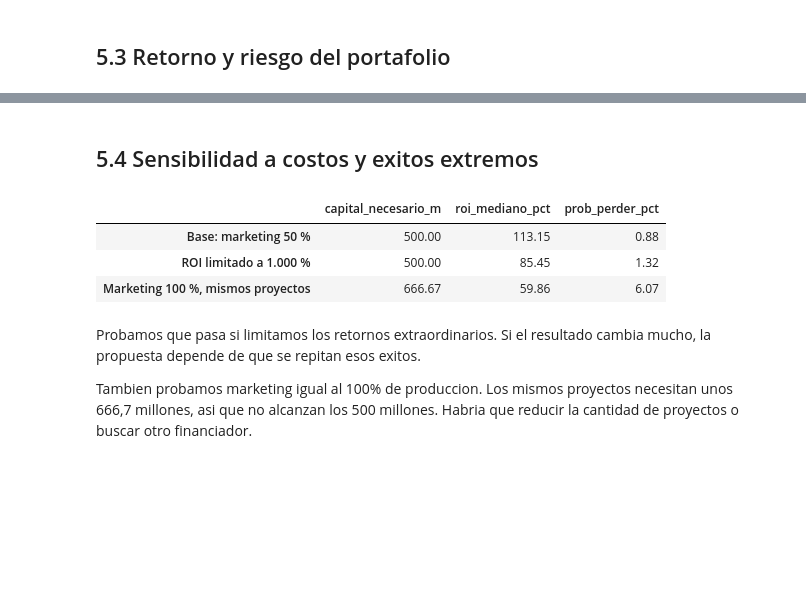
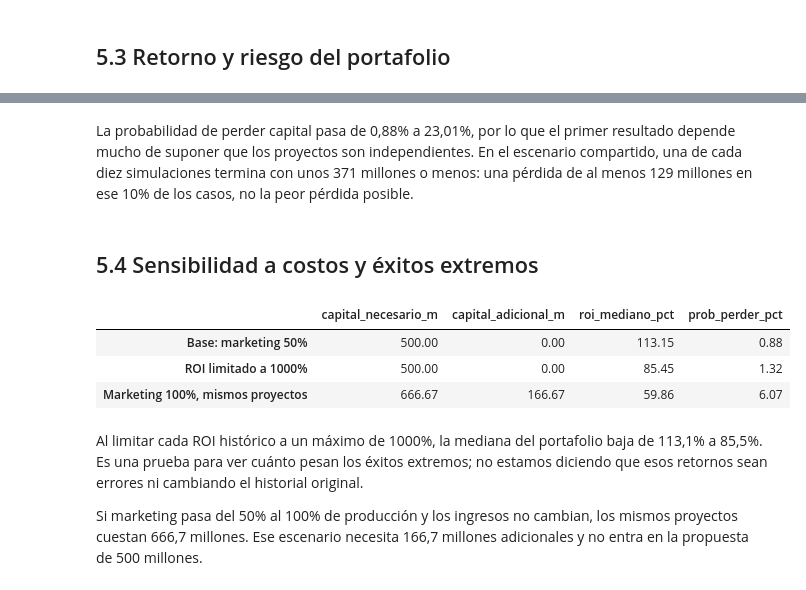
Before and after one commit to ETHARTIC/Programacion-Proyecto, a Jupyter notebook: notebooks/Proyecto_Final_B_Portafolio_Cine.ipynb, the cells around one changed output, grey strips where cells are left out. Drawn from its saved outputs; the diff is of its cells as text; code cells hidden in the pictures; blank space fills up the shorter version.

```diff
--- a/notebooks/Proyecto_Final_B_Portafolio_Cine.ipynb
+++ b/notebooks/Proyecto_Final_B_Portafolio_Cine.ipynb
@@ -1252,7 +1252,7 @@ Generos no dominados: Animación, Terror
 # %% [markdown]
 ### Riesgo y retorno mediano por género
 # %%
-# Mismos generos comparables usados en la tabla de dominancia.
+# Mismos géneros comparables usados en la tabla de dominancia.
 riesgo_barras = comparables.sort_values('roi_mediano_pct').reset_index(drop=True)
 posiciones_riesgo = np.arange(len(riesgo_barras))
 etiquetas_riesgo = riesgo_barras.genero.tolist()
@@ -1272,7 +1272,7 @@ barras_fracaso = ax_fracaso.bar(
 ax_fracaso.set_ylim(0, 85)
 ax_fracaso.bar_label(barras_fracaso, fmt='%.1f%%', padding=3, fontsize=8)
 ax_fracaso.set_title('No alcanzan 2,5 veces el presupuesto')
-ax_fracaso.set_ylabel('Peliculas del genero (%)')
+ax_fracaso.set_ylabel('Películas del género (%)')
 
 for eje in (ax_retorno, ax_fracaso):
     eje.set_xticks(posiciones_riesgo, etiquetas_riesgo, rotation=50, ha='right')
@@ -1520,7 +1643,7 @@ Películas con presupuestos parecidos tienen recaudaciones muy distintas. El gr
 ## 5.1 Definir los grupos
 # %%
 CORTES_PRESUPUESTO_M = [0, 10, 30, 70, np.inf]
-NOMBRES_TRAMOS = ['Hasta 10', '10-30', '30-70', 'Mas de 70']
+NOMBRES_TRAMOS = ['Hasta 10', '10-30', '30-70', 'Más de 70']
 
 portafolio_base = universo_negocio.copy()
 portafolio_base['presupuesto_millones'] = (
@@ -1534,14 +1657,14 @@ resumen_tramos = portafolio_base.groupby(
     'tramo_presupuesto', observed=True).agg(
         peliculas=('id_pelicula','size'),
         presupuesto_mediano_m=('presupuesto_millones','median')).reset_index()
-print('Peliculas y presupuesto mediano por tramo:')
+print('Películas y presupuesto mediano por tramo:')
 display(resumen_tramos.round(1))
 
-# Cada fila define un grupo observable; la asignacion se decide en 5.2.
+# Cada fila define un grupo observable; la asignación se decide en 5.2.
 grupos_elegidos = pd.DataFrame([
-    {'grupo':'Animacion, mas de 70 M, secuela',
-     'genero':'Animación', 'tramo':'Mas de 70', 'es_secuela':'Si'},
-    {'grupo':'Accion, 30-70 M, secuela',
+    {'grupo':'Animación, más de 70 M, secuela',
+     'genero':'Animación', 'tramo':'Más de 70', 'es_secuela':'Si'},
+    {'grupo':'Acción, 30-70 M, secuela',
      'genero':'Acción', 'tramo':'30-70', 'es_secuela':'Si'},
     {'grupo':'Comedia, 30-70 M, secuela',
      'genero':'Comedia', 'tramo':'30-70', 'es_secuela':'Si'},
@@ -1571,10 +1694,10 @@ for i in range(len(grupos_elegidos)):
 resumen_grupos = pd.DataFrame(filas_grupos)
 print('Cuatro grupos propuestos; presupuestos en USD millones de 2020:')
 display(resumen_grupos.round(1))
-print('Minimo de peliculas historicas por grupo:',
+print('Mínimo de películas históricas por grupo:',
       resumen_grupos.peliculas_historicas.min())
 
-# Comparamos los grupos intermedios con peliculas no secuela equivalentes.
+# Comparamos los grupos intermedios con películas no secuela equivalentes.
 comparadores = portafolio_base.loc[
     portafolio_base.genero.isin(['Acción', 'Comedia'])
     & (portafolio_base.tramo_presupuesto == '30-70')]
@@ -1587,6 +1710,6 @@ comparacion_secuela['roi_mediano_pct'] = (
     100 * comparacion_secuela.roi_mediano_pct)
 comparacion_secuela['fracaso_pct'] = (
     100 * comparacion_secuela.fracaso_pct)
-print('Accion y comedia de 30–70 M: secuelas frente a no secuelas:')
+print('Acción y comedia de 30-70 M: secuelas frente a no secuelas:')
 display(comparacion_secuela.round(1))
 # %% [output]
@@ -1725,41 +1989,46 @@ La diferencia entre los escenarios muestra cuanto influye que las peliculas se m
+# %% [markdown]
+La probabilidad de perder capital pasa de 0,88% a 23,01%, por lo que el primer resultado depende mucho de suponer que los proyectos son independientes. En el escenario compartido, una de cada diez simulaciones termina con unos 371 millones o menos: una pérdida de al menos 129 millones en ese 10% de los casos, no la peor pérdida posible.
 # %% [markdown]
-## 5.4 Sensibilidad a costos y exitos extremos
+## 5.4 Sensibilidad a costos y éxitos extremos
 # %%
-# Reutilizamos los mismos sorteos para comparar los supuestos.
-rng_sensibilidad = np.random.default_rng(2026)
+# Usamos la misma semilla para comparar los mismos sorteos.
 resultados_sensibilidad = {}
+retornos_sensibilidad = {}
 for nombre, limite_roi, marketing in [
-    ('Base: marketing 50 %', None, 0.5),
-    ('ROI limitado a 1.000 %', 10, 0.5),
-    ('Marketing 100 %, mismos proyectos', None, 1.0)
+    ('Base: marketing 50%', None, 0.5),
+    ('ROI limitado a 1000%', 10, 0.5),
+    ('Marketing 100%, mismos proyectos', None, 1.0)
 ]:
-    rng_sensibilidad = np.random.default_rng(2026)
+    rng_sensibilidad = np.random.default_rng(SEMILLA_SIMULACION)
     ingresos_m = [0.0] * N_SIMULACIONES
     costo_m = CAPITAL_TOTAL_M * (1 + marketing) / FACTOR_COSTO_TOTAL
     for i in range(len(propuesta)):
         fila = propuesta.iloc[i]
         cantidad = int(fila['proyectos'])
         for simulacion in range(N_SIMULACIONES):
-            sorteos = rng_sensibilidad.choice(retornos_historicos[fila['grupo']],
-                                              size=cantidad, replace=True)
+            sorteos = rng_sensibilidad.choice(
+                retornos_historicos[fila['grupo']], size=cantidad, replace=True)
             retornos = pd.Series(sorteos)
             if limite_roi is not None:
                 retornos = retornos.clip(upper=limite_roi)
             ingreso = fila['capital_por_proyecto_m'] * (1 + retornos).sum()
             ingresos_m[simulacion] += ingreso
     roi_escenario = pd.Series(ingresos_m) / costo_m - 1
+    retornos_sensibilidad[nombre] = roi_escenario
     resultados_sensibilidad[nombre] = {
         'capital_necesario_m': costo_m,
+        'capital_adicional_m': costo_m - CAPITAL_TOTAL_M,
         'roi_mediano_pct': 100 * roi_escenario.median(),
         'prob_perder_pct': 100 * (roi_escenario < 0).mean()
     }
-display(pd.DataFrame(resultados_sensibilidad).T.round(2))
+tabla_sensibilidad = pd.DataFrame(resultados_sensibilidad).T
+display(tabla_sensibilidad.round(2))
 # %% [output]
-|  | capital_necesario_m | roi_mediano_pct | prob_perder_pct |
-| Base: marketing 50 % | 500.00 | 113.15 | 0.88 |
-| ROI limitado a 1.000 % | 500.00 | 85.45 | 1.32 |
-| Marketing 100 %, mismos proyectos | 666.67 | 59.86 | 6.07 |
+|  | capital_necesario_m | capital_adicional_m | roi_mediano_pct | prob_perder_pct |
+| Base: marketing 50% | 500.00 | 0.00 | 113.15 | 0.88 |
+| ROI limitado a 1000% | 500.00 | 0.00 | 85.45 | 1.32 |
+| Marketing 100%, mismos proyectos | 666.67 | 166.67 | 59.86 | 6.07 |
-# %% [markdown]
-Probamos que pasa si limitamos los retornos extraordinarios. Si el resultado cambia mucho, la propuesta depende de que se repitan esos exitos.
-
-Tambien probamos marketing igual al 100% de produccion. Los mismos proyectos necesitan unos 666,7 millones, asi que no alcanzan los 500 millones. Habria que reducir la cantidad de proyectos o buscar otro financiador.
+# %% [markdown]
+Al limitar cada ROI histórico a un máximo de 1000%, la mediana del portafolio baja de 113,1% a 85,5%. Es una prueba para ver cuánto pesan los éxitos extremos; no estamos diciendo que esos retornos sean errores ni cambiando el historial original.
+
+Si marketing pasa del 50% al 100% de producción y los ingresos no cambian, los mismos proyectos cuestan 666,7 millones. Ese escenario necesita 166,7 millones adicionales y no entra en la propuesta de 500 millones.
```
Also changed, not shown: parts of 77 cells of this notebook, 16 other files.
